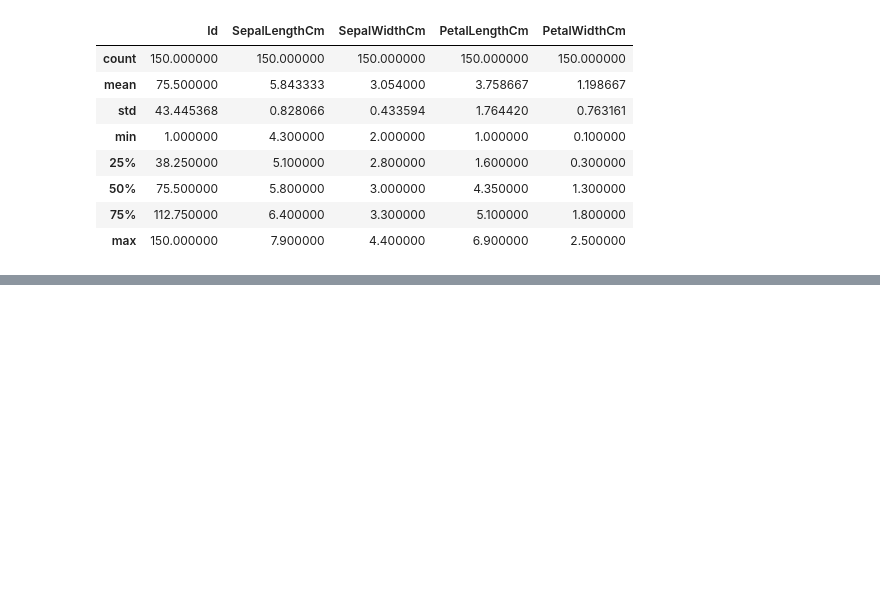
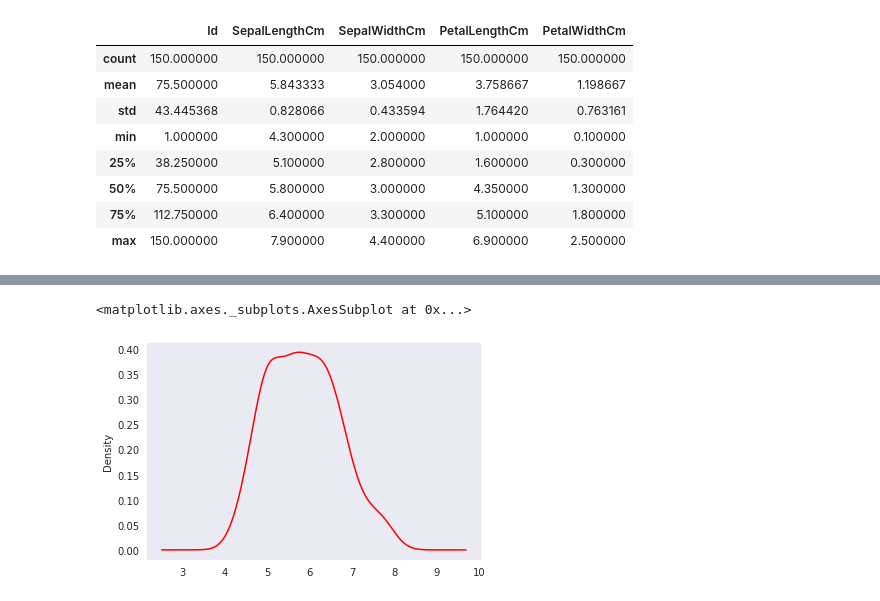
Before and after one commit to matiascabrejos/IA-Humai, a Jupyter notebook: exercise2_class5.ipynb, the cells around one changed output, grey strips where cells are left out. Saved outputs shown, nothing was run; the diff lists cells and outputs as text; code cells hidden in the pictures; blank space fills up the shorter version.

```diff
--- a/exercise2_class5.ipynb
+++ b/exercise2_class5.ipynb
@@ -43,0 +68,5 @@ df.describe()
+# %%
+df['SepalLengthCm'].plot.density(color='red')
+# %% [output]
+<matplotlib.axes._subplots.AxesSubplot at 0x...>
+[figure, added]
```
Also changed, not shown: parts of 5 cells of this notebook.
